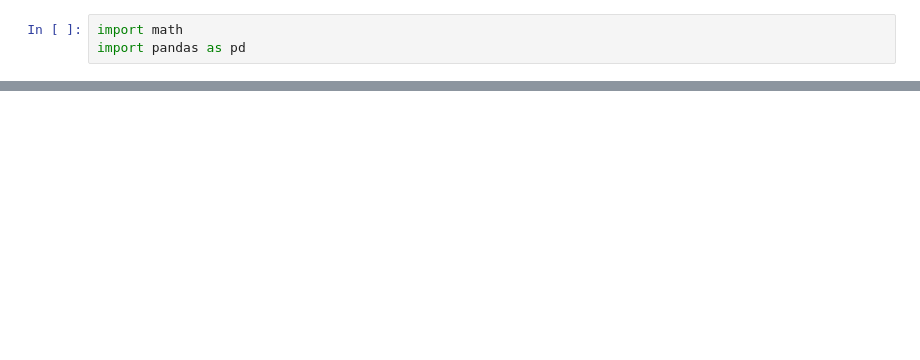
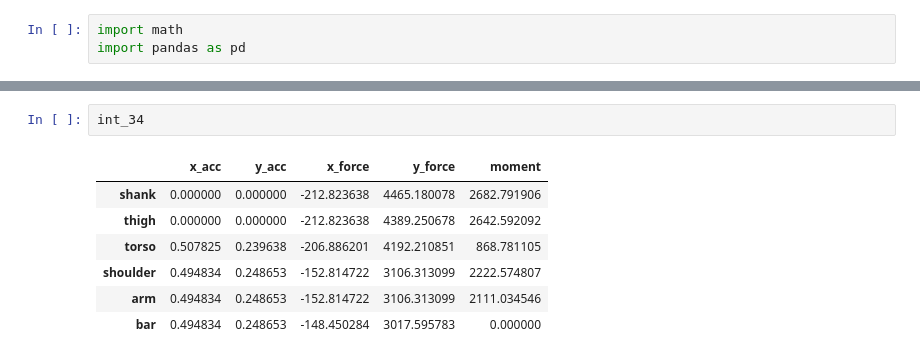
Before and after one commit to kostubhagarwal/modelling_the_deadlift, a Jupyter notebook: deadlift_model.ipynb, the cells around one changed output, grey strips where cells are left out. Saved outputs shown, nothing was run; the diff lists cells and outputs as text; blank space fills up the shorter version.

```diff
--- a/deadlift_model.ipynb
+++ b/deadlift_model.ipynb
@@ -207,0 +437,10 @@ df
+# %%
+int_34
+# %% [output]
+|  | x_acc | y_acc | x_force | y_force | moment |
+| shank | 0.000000 | 0.000000 | -212.823638 | 4465.180078 | 2682.791906 |
+| thigh | 0.000000 | 0.000000 | -212.823638 | 4389.250678 | 2642.592092 |
+| torso | 0.507825 | 0.239638 | -206.886201 | 4192.210851 | 868.781105 |
+| shoulder | 0.494834 | 0.248653 | -152.814722 | 3106.313099 | 2222.574807 |
+| arm | 0.494834 | 0.248653 | -152.814722 | 3106.313099 | 2111.034546 |
+| bar | 0.494834 | 0.248653 | -148.450284 | 3017.595783 | 0.000000 |
```
Also changed, not shown: parts of 15 cells of this notebook.
